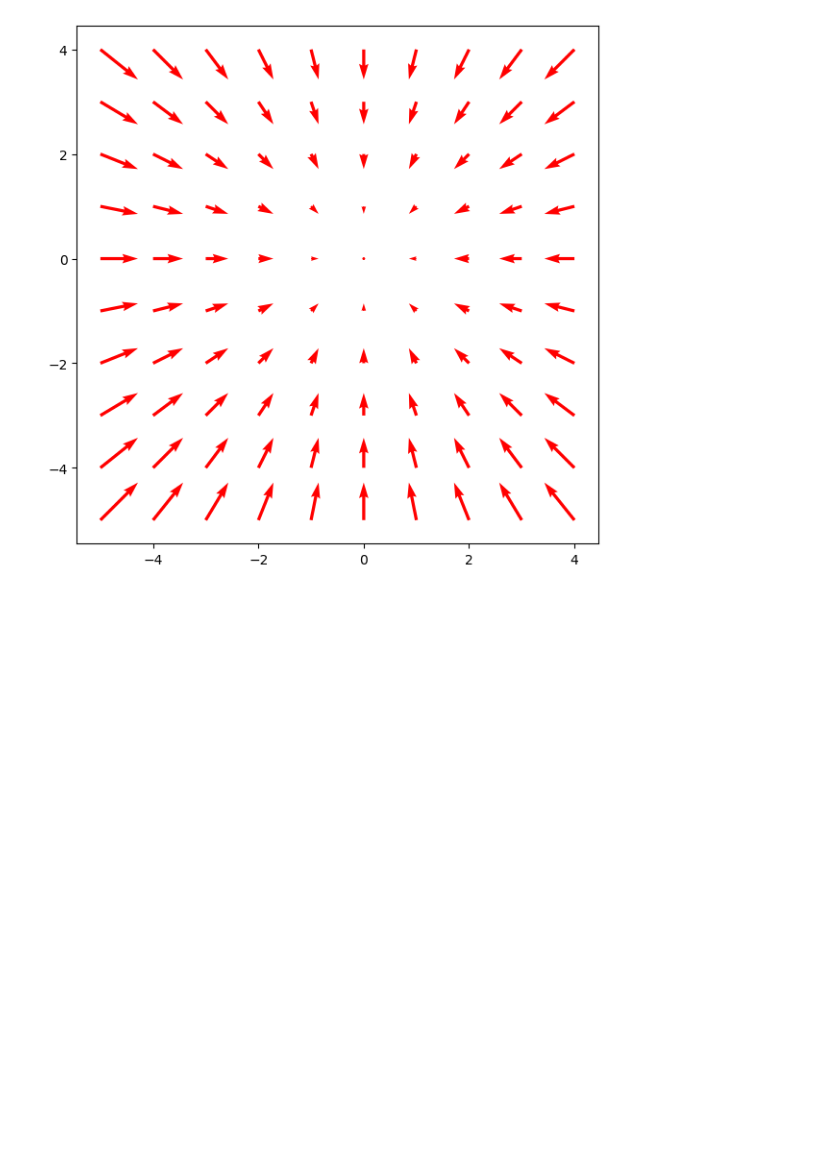
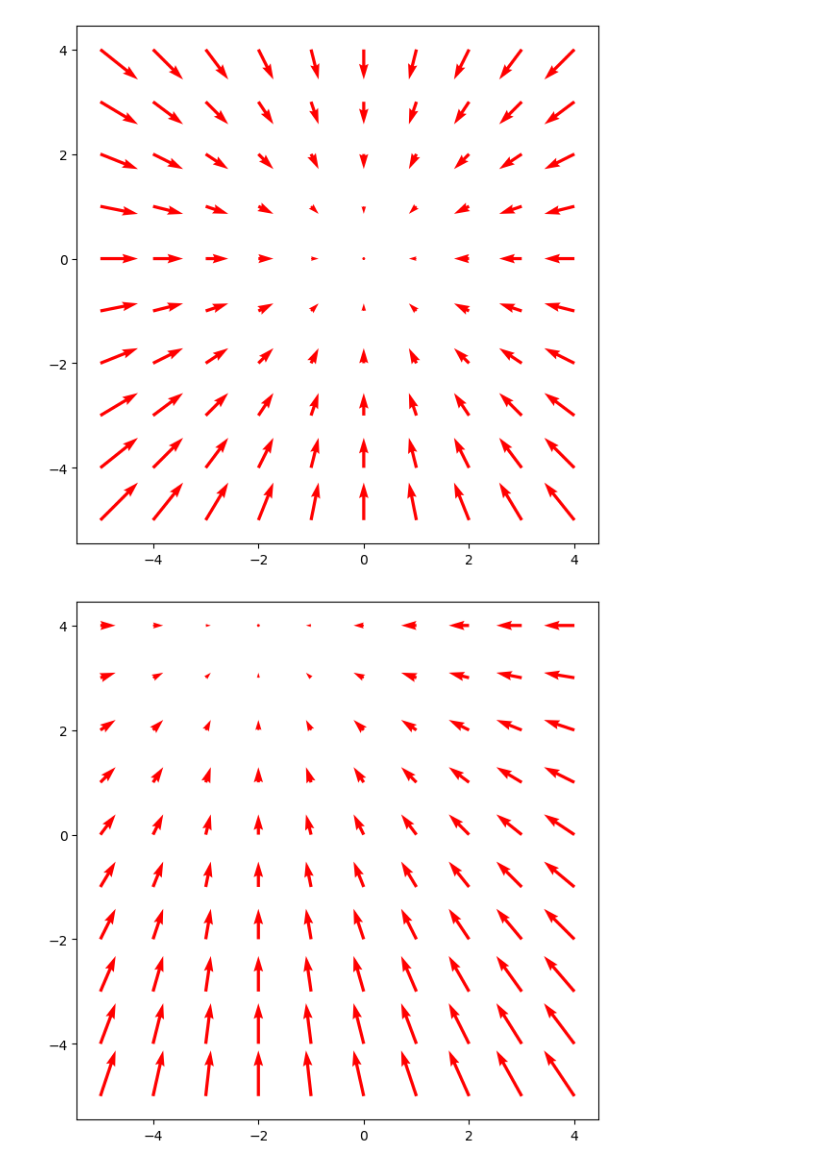
Before and after one commit to Brailor/Math-for-Programmers, a Jupyter notebook: Chapter_11/own.ipynb, the cells around one changed output. Saved outputs shown, nothing was run; the diff lists cells and outputs as text; code cells hidden in the pictures; blank space fills up the shorter version.

```diff
--- a/Chapter_11/own.ipynb
+++ b/Chapter_11/own.ipynb
@@ -37,3 +39,7 @@ def simple_gravity(x,y): return (-x, -y)
 plot_with_defaults(simple_gravity)
 # %% [output]
 [figure]
+# %%
+plot_with_defaults(lambda x,y: (- 2 - x, 4 -y))
+# %% [output]
+[figure, added]
```
Also changed, not shown: parts of 9 cells of this notebook, 2 other files.
